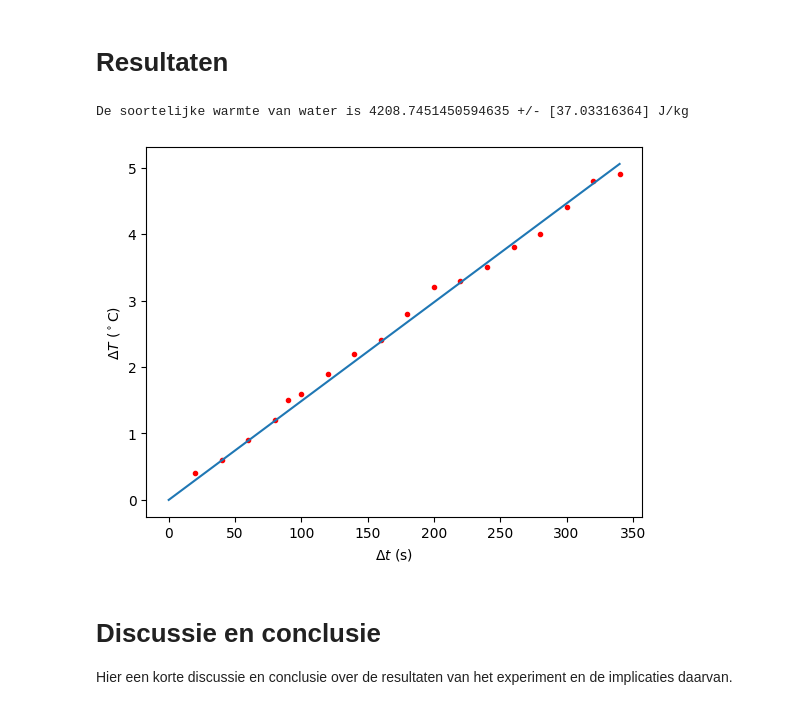
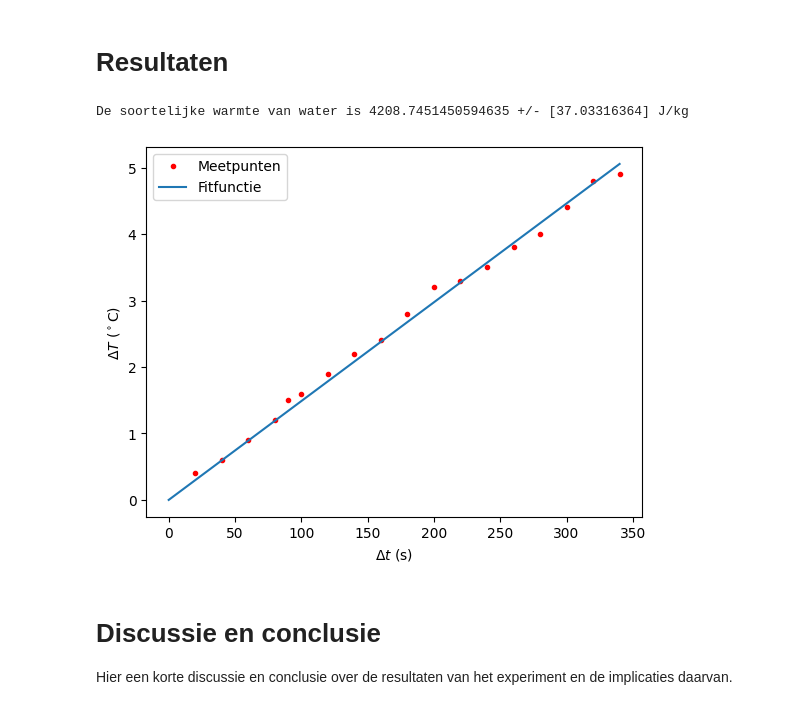
Before and after one commit to FelixJacobs11/TUAmsterdam, a Jupyter notebook: Content/Labs/Soortelijk_warmte/cwater.ipynb, the cells around one changed output. Cells and saved outputs as stored; diff of their text form; code cells hidden in the pictures.

```diff
--- a/Content/Labs/Soortelijk_warmte/cwater.ipynb
+++ b/Content/Labs/Soortelijk_warmte/cwater.ipynb
@@ -98,25 +98,28 @@ dT=Temp-21.4 #C
 # %%
 #Functie dT=(t*P)/(c*m)
 def deltaT(t,c):
     return (t*P)/(c*m_water)
 
 values, pcov= curve_fit(deltaT,Tijd, dT)
 
-c_w=values[0]
-u_c_w=np.sqrt(pcov[0])
+
+c_w=values[0] #J/Kg #soortelijkewarmte
+u_c_w=np.sqrt(pcov[0]) #J/Kg #onzekerheid c
 print('De soortelijke warmte van water is', c_w, '+/-', u_c_w, 'J/kg')
 
 #fitwaardes maken
 x_fit=np.linspace(0,max(Tijd), 1000)
 y_fit=deltaT(x_fit,c_w)
 
+#plotten
 plt.figure()
 plt.plot(Tijd, dT, 'r.',label='Meetpunten')
 plt.plot(x_fit,y_fit, label='Fitfunctie')
 plt.ylabel('$\\Delta T$ ($^\\circ$C)')
 plt.xlabel('$\\Delta t$ (s)')
+plt.legend()
+plt.savefig(r'C:\TUDelftProgrameren\thermolab\Figures\plot_cwater.png', dpi=450) #saven figuur als cwater
 plt.show()
-#plotten
 # %% [output]
 De soortelijke warmte van water is 4208.7451450594635 +/- [37.03316364] J/kg
-[figure, old version]
+[figure, new version]
```
Also changed, not shown: parts of 1 cell of this notebook, 4 other files.
